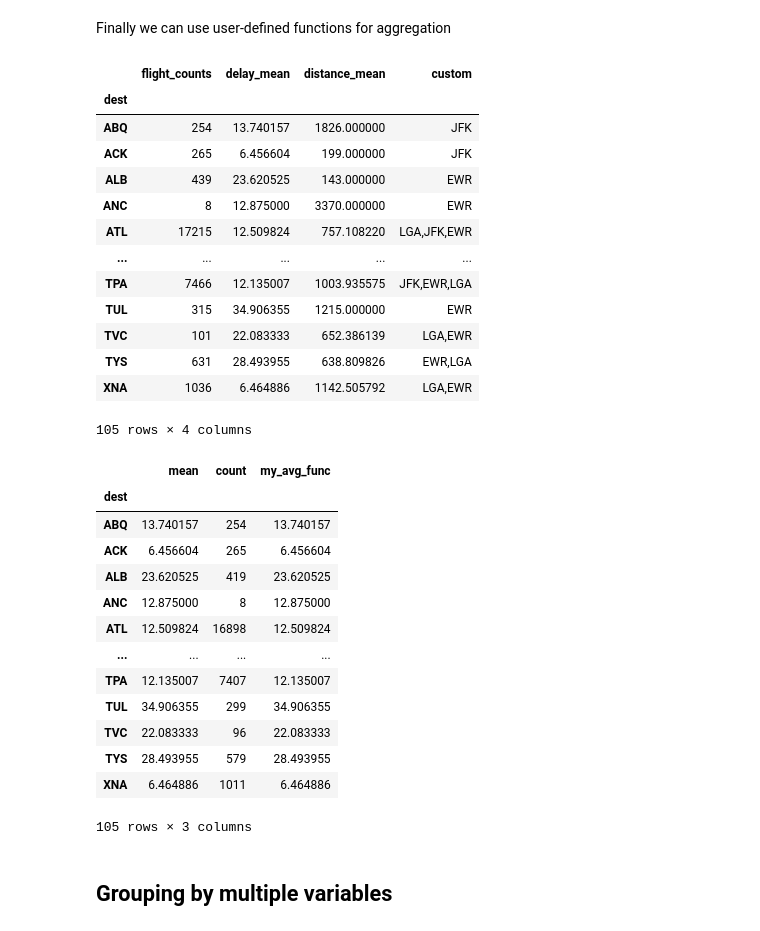
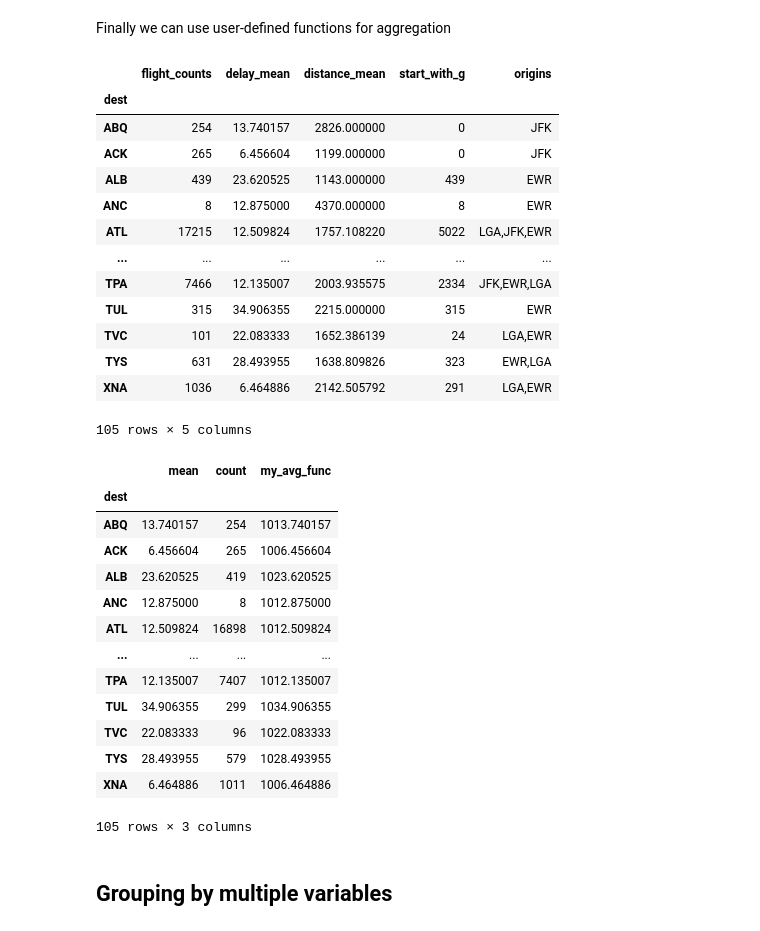
Before and after one commit to muralikrishna02/DS601_Fall22, a Jupyter notebook: Week04/week04 - data transpormation 2.ipynb, the cells around one changed output. Drawn from its saved outputs; the diff is of its cells as text; code cells hidden in the pictures.

```diff
--- a/Week04/week04 - data transpormation 2.ipynb
+++ b/Week04/week04 - data transpormation 2.ipynb
@@ -640,42 +652,45 @@ Finally we can use user-defined functions for aggregation
 # %%
 # define my_avg_funct
 def my_avg_func(x):
 #     print('------------')
 #     print(type(x))
-    return x.mean()
+#     print(x)
+    return x.mean() + 1000
 
-def sk(x):
-#     print('---')
-#     print(x)
-#     print(','.join(x.unique()))
+def origin_func_start_g(x):
+    return x.str.startswith('E').sum()
+
+def origin_concat(x):
     return ','.join(x.unique())
+
 
 # show that we can use my_avg_func instead of 'mean'
 grouped_by_dest = flights.groupby('dest').agg(
     flight_counts = ('dest', 'count') ,
     delay_mean= ('dep_delay', 'mean') ,
     distance_mean = ('distance', my_avg_func),
-    custom = ('origin', sk)
+    start_with_g = ('origin', origin_func_start_g),
+    origins=('origin', origin_concat)
     )
 grouped_by_dest
 
 ## we can also use built-in functions from other libraries
 ## especially from numpy
 # %% [output]
-|  | flight_counts | delay_mean | distance_mean | custom |
-| dest |  |  |  |  |
-| ABQ | 254 | 13.740157 | 1826.000000 | JFK |
-| ACK | 265 | 6.456604 | 199.000000 | JFK |
-| ALB | 439 | 23.620525 | 143.000000 | EWR |
-| ANC | 8 | 12.875000 | 3370.000000 | EWR |
-| ATL | 17215 | 12.509824 | 757.108220 | LGA,JFK,EWR |
-| ... | ... | ... | ... | ... |
-| TPA | 7466 | 12.135007 | 1003.935575 | JFK,EWR,LGA |
-| TUL | 315 | 34.906355 | 1215.000000 | EWR |
-| TVC | 101 | 22.083333 | 652.386139 | LGA,EWR |
-| TYS | 631 | 28.493955 | 638.809826 | EWR,LGA |
-| XNA | 1036 | 6.464886 | 1142.505792 | LGA,EWR |
+|  | flight_counts | delay_mean | distance_mean | start_with_g | origins |
+| dest |  |  |  |  |  |
+| ABQ | 254 | 13.740157 | 2826.000000 | 0 | JFK |
+| ACK | 265 | 6.456604 | 1199.000000 | 0 | JFK |
+| ALB | 439 | 23.620525 | 1143.000000 | 439 | EWR |
+| ANC | 8 | 12.875000 | 4370.000000 | 8 | EWR |
+| ATL | 17215 | 12.509824 | 1757.108220 | 5022 | LGA,JFK,EWR |
+| ... | ... | ... | ... | ... | ... |
+| TPA | 7466 | 12.135007 | 2003.935575 | 2334 | JFK,EWR,LGA |
+| TUL | 315 | 34.906355 | 2215.000000 | 315 | EWR |
+| TVC | 101 | 22.083333 | 1652.386139 | 24 | LGA,EWR |
+| TYS | 631 | 28.493955 | 1638.809826 | 323 | EWR,LGA |
+| XNA | 1036 | 6.464886 | 2142.505792 | 291 | LGA,EWR |
-105 rows × 4 columns
+105 rows × 5 columns
 # %%
 ## we can also use the .agg method in this way
 
@@ -683,17 +698,17 @@ flights.groupby('dest').dep_delay.agg(['mean', 'count', my_avg_func])
 # %% [output]
 |  | mean | count | my_avg_func |
 | dest |  |  |  |
-| ABQ | 13.740157 | 254 | 13.740157 |
-| ACK | 6.456604 | 265 | 6.456604 |
-| ALB | 23.620525 | 419 | 23.620525 |
-| ANC | 12.875000 | 8 | 12.875000 |
-| ATL | 12.509824 | 16898 | 12.509824 |
+| ABQ | 13.740157 | 254 | 1013.740157 |
+| ACK | 6.456604 | 265 | 1006.456604 |
+| ALB | 23.620525 | 419 | 1023.620525 |
+| ANC | 12.875000 | 8 | 1012.875000 |
+| ATL | 12.509824 | 16898 | 1012.509824 |
 | ... | ... | ... | ... |
-| TPA | 12.135007 | 7407 | 12.135007 |
-| TUL | 34.906355 | 299 | 34.906355 |
-| TVC | 22.083333 | 96 | 22.083333 |
-| TYS | 28.493955 | 579 | 28.493955 |
-| XNA | 6.464886 | 1011 | 6.464886 |
+| TPA | 12.135007 | 7407 | 1012.135007 |
+| TUL | 34.906355 | 299 | 1034.906355 |
+| TVC | 22.083333 | 96 | 1022.083333 |
+| TYS | 28.493955 | 579 | 1028.493955 |
+| XNA | 6.464886 | 1011 | 1006.464886 |
 105 rows × 3 columns
 # %% [markdown]
 ## Grouping by multiple variables
```
Also changed, not shown: parts of 24 cells of this notebook.
